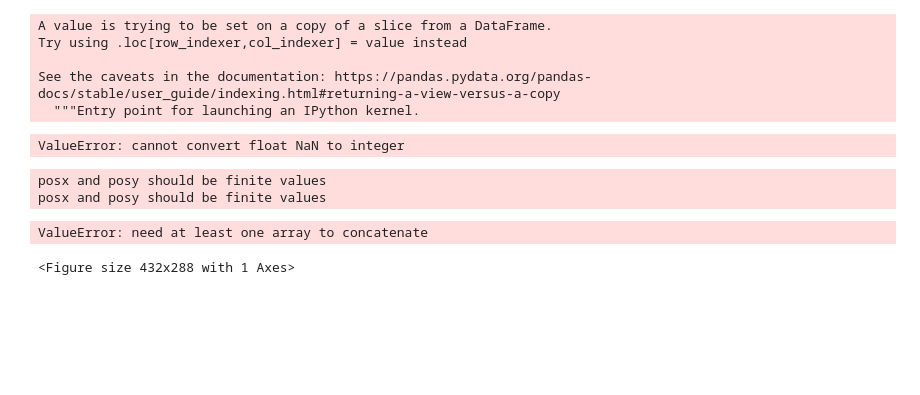
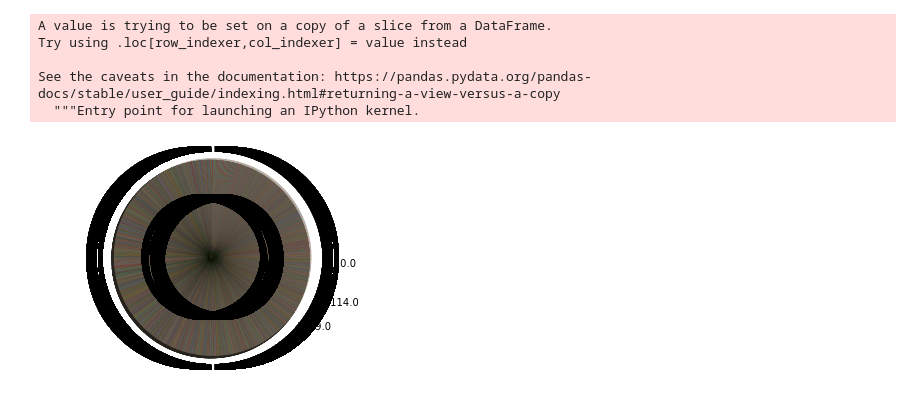
Before and after one commit to DINHC/animevcartoons, a Jupyter notebook: anime.ipynb, the cells around one changed output. Drawn from its saved outputs; the diff is of its cells as text; code cells hidden in the pictures; blank space fills up the shorter version.

Commit message:
Working on making charts. First result is a mess

```diff
--- a/anime.ipynb
+++ b/anime.ipynb
@@ -531,17 +531,13 @@ See the caveats in the documentation: https://pandas.pydata.org/pandas-docs/stab
   """Entry point for launching an IPython kernel.
 # %%
 labels = cleananime5['name']
-sizes = cleananime5['type']
+sizes = cleananime5['anime_id']
 # explode = ['genre']
 
 fig1, ax1 = plt.subplots()
 ax1.pie(sizes, labels=labels, autopct='%1.1f%%',shadow=True, startangle=90)
 ax1.axis('equal')  # Equal aspect ratio ensures that pie is drawn as a circle.
 
 plt.show()
 # %% [output]
-ValueError: cannot convert float NaN to integer
-posx and posy should be finite values
-posx and posy should be finite values
-ValueError: need at least one array to concatenate
-<Figure size 432x288 with 1 Axes>
+[figure, added]
```
